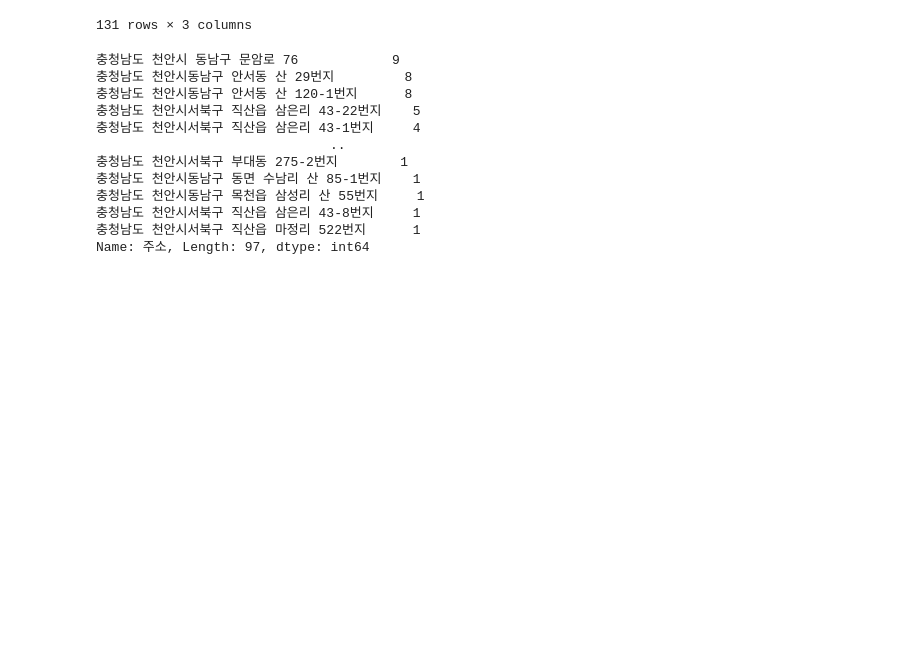
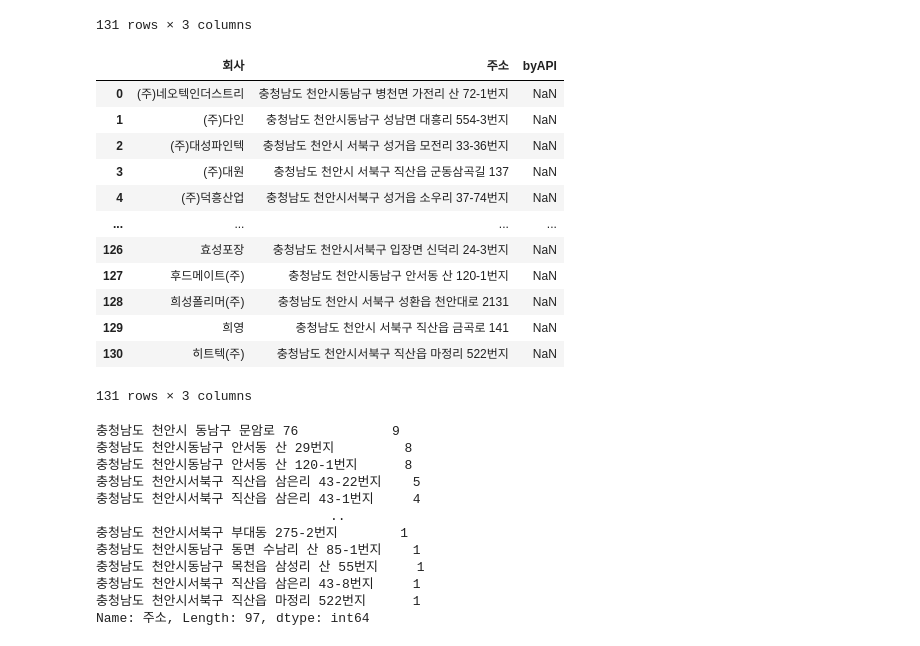
Before and after one commit to LGHelloVisionProj/Data_Visualization, a Jupyter notebook: 천안시_CodeDir/회사데이터전처리.ipynb, the cells around one changed output. Drawn from its saved outputs; the diff is of its cells as text; code cells hidden in the pictures; blank space fills up the shorter version.

```diff
--- a/천안시_CodeDir/회사데이터전처리.ipynb
+++ b/천안시_CodeDir/회사데이터전처리.ipynb
@@ -393,3 +442,20 @@ facil_cmpF
+# %%
+t = pd.read_csv('/Users/iseunghyeon/Desktop/프로젝트/data/제조업체/제조업체데이터_Error.csv',encoding='cp949')
+t
+# %% [output]
+|  | 회사 | 주소 | byAPI |
+| 0 | (주)네오텍인더스트리 | 충청남도 천안시동남구 병천면 가전리 산 72-1번지 | NaN |
+| 1 | (주)다인 | 충청남도 천안시동남구 성남면 대흥리 554-3번지 | NaN |
+| 2 | (주)대성파인텍 | 충청남도 천안시 서북구 성거읍 모전리 33-36번지 | NaN |
+| 3 | (주)대원 | 충청남도 천안시 서북구 직산읍 군동삼곡길 137 | NaN |
+| 4 | (주)덕흥산업 | 충청남도 천안시서북구 성거읍 소우리 37-74번지 | NaN |
+| ... | ... | ... | ... |
+| 126 | 효성포장 | 충청남도 천안시서북구 입장면 신덕리 24-3번지 | NaN |
+| 127 | 후드메이트(주) | 충청남도 천안시동남구 안서동 산 120-1번지 | NaN |
+| 128 | 희성폴리머(주) | 충청남도 천안시 서북구 성환읍 천안대로 2131 | NaN |
+| 129 | 희영 | 충청남도 천안시 서북구 직산읍 금곡로 141 | NaN |
+| 130 | 히트텍(주) | 충청남도 천안시서북구 직산읍 마정리 522번지 | NaN |
+131 rows × 3 columns
 # %%
 facil_cmpF['주소'].value_counts()
 # %% [output]
```
Also changed, not shown: parts of 24 cells of this notebook, 3 other files.
